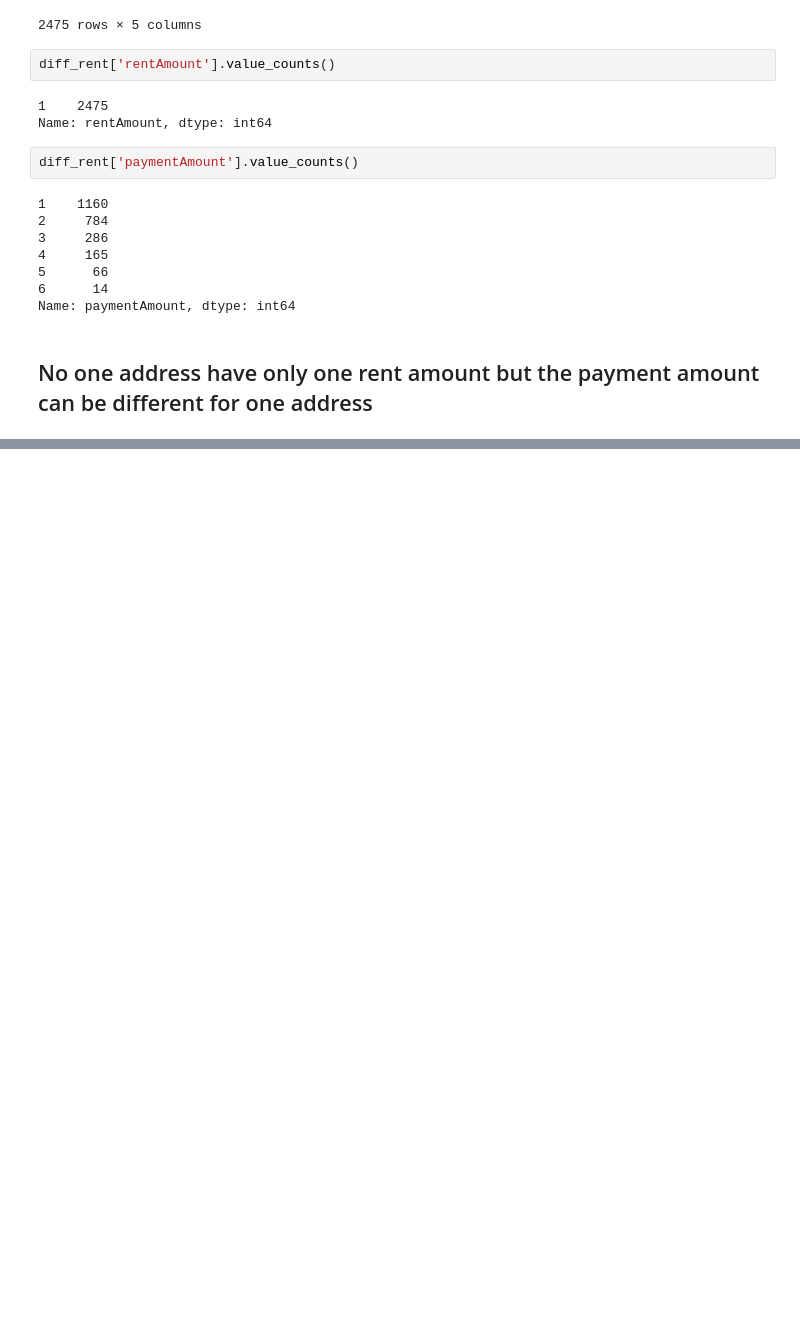
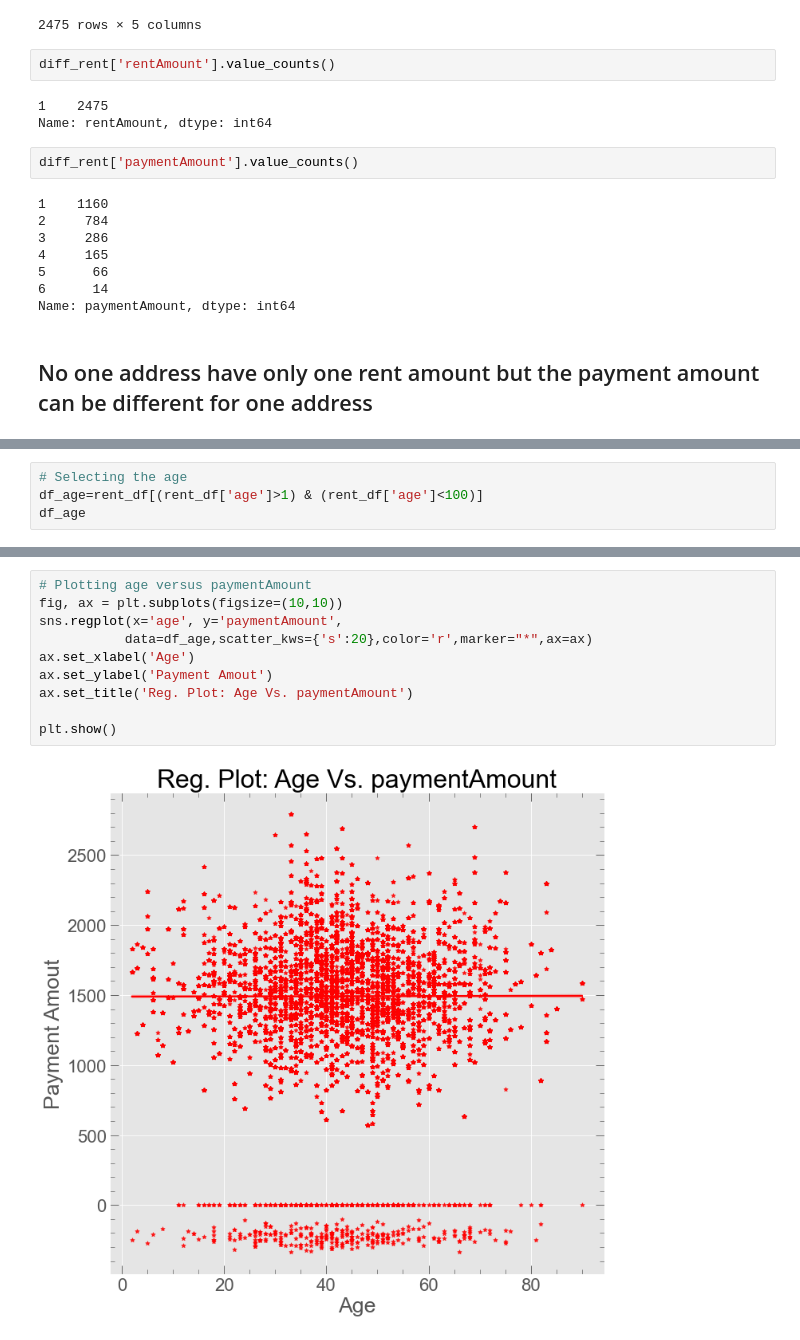
Before and after one commit to pandeysudip/Rental, a Jupyter notebook: 2.Data_Visulization.ipynb, the cells around one changed output, grey strips where cells are left out. Saved outputs shown, nothing was run; the diff lists cells and outputs as text; blank space fills up the shorter version.

Commit message:
Data visulization

```diff
--- a/2.Data_Visulization.ipynb
+++ b/2.Data_Visulization.ipynb
@@ -213,0 +218,4 @@ Name: paymentAmount, dtype: int64
+# %%
+# Selecting the age
+df_age=rent_df[(rent_df['age']>1) & (rent_df['age']<100)]
+df_age
@@ -213,0 +236,12 @@ Name: paymentAmount, dtype: int64
+# %%
+# Plotting age versus paymentAmount
+fig, ax = plt.subplots(figsize=(10,10))
+sns.regplot(x='age', y='paymentAmount',
+           data=df_age,scatter_kws={'s':20},color='r',marker="*",ax=ax)
+ax.set_xlabel('Age')
+ax.set_ylabel('Payment Amout')
+ax.set_title('Reg. Plot: Age Vs. paymentAmount')
+
+plt.show()
+# %% [output]
+[figure, added]
```
Also changed, not shown: parts of 32 cells of this notebook.
